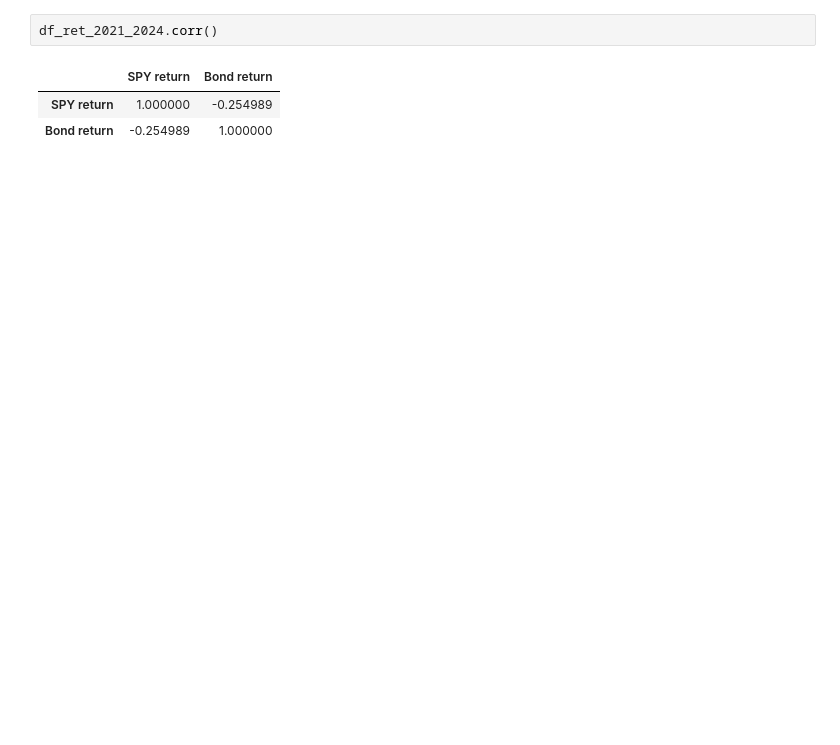
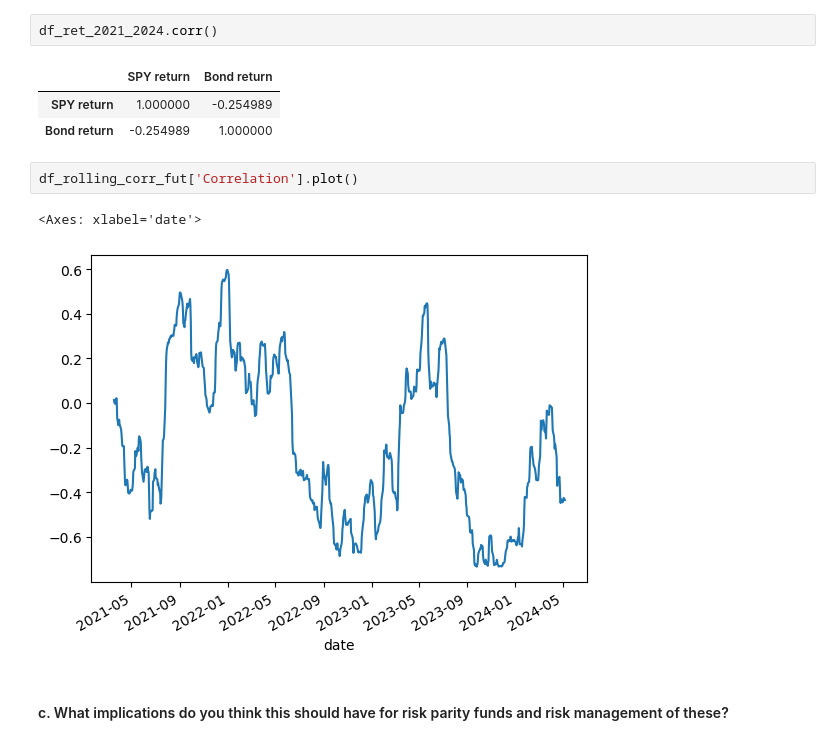
Before and after one commit to alaiazz/Macro_Finance_, a Jupyter notebook: HW2_/Main.ipynb, the cells around one changed output. Cells and saved outputs as stored; diff of their text form; blank space fills up the shorter version.

```diff
--- a/HW2_/Main.ipynb
+++ b/HW2_/Main.ipynb
@@ -320,3 +325,10 @@ df_ret_2021_2024.corr()
 |  | SPY return | Bond return |
 | SPY return | 1.000000 | -0.254989 |
 | Bond return | -0.254989 | 1.000000 |
+# %%
+df_rolling_corr_fut['Correlation'].plot()
+# %% [output]
+<Axes: xlabel='date'>
+[figure, added]
+# %% [markdown]
+#### c. What implications do you think this should have for risk parity funds and risk management of these?
```
Also changed, not shown: parts of 26 cells of this notebook, 1 other file.
